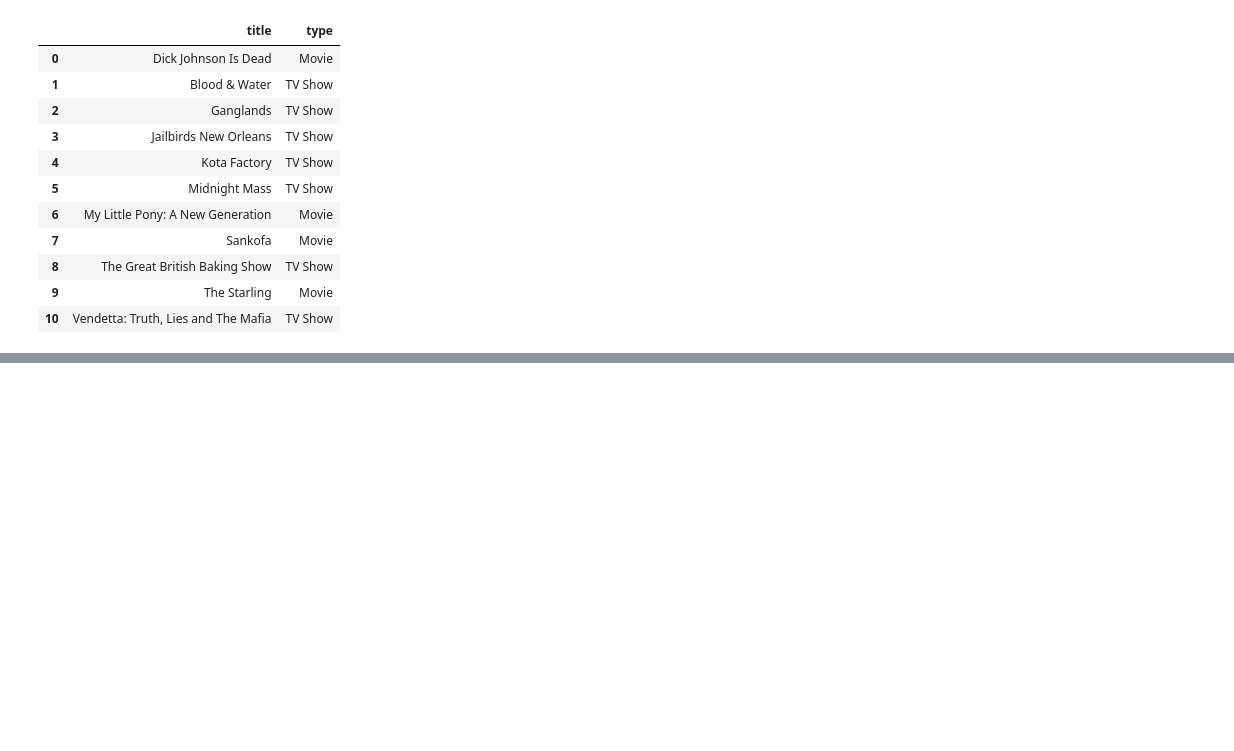
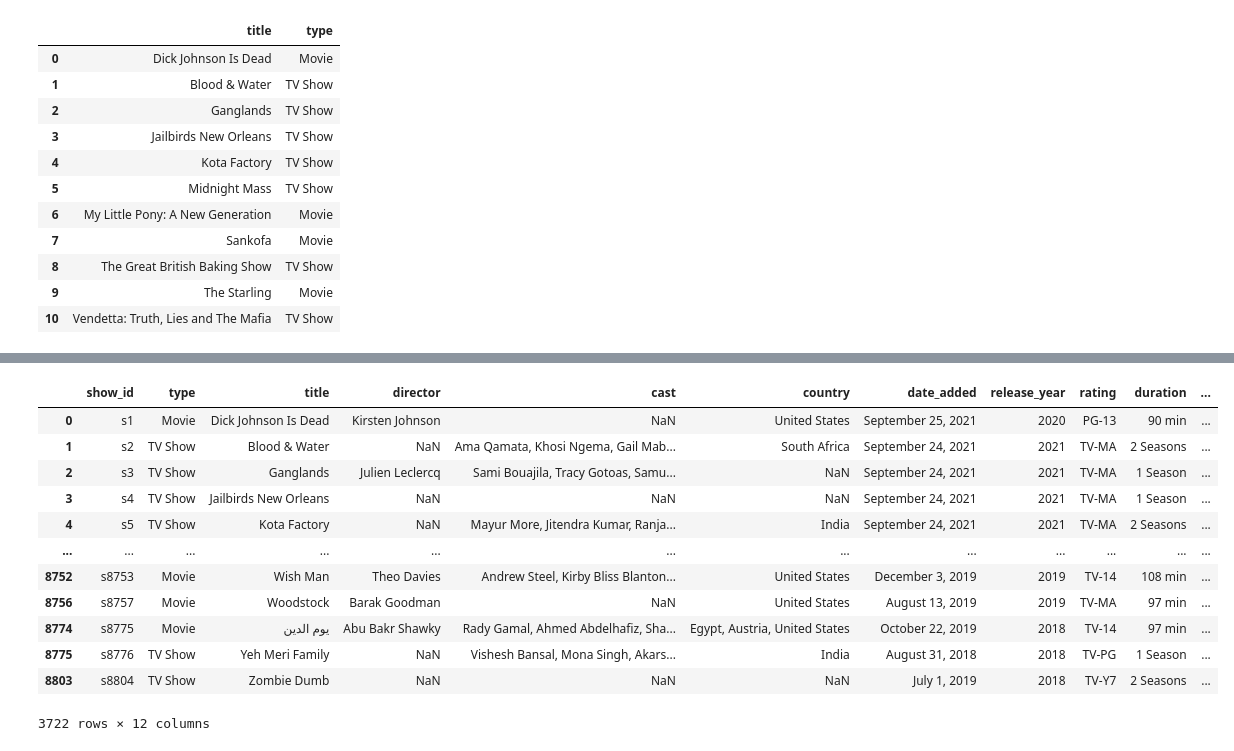
Before and after one commit to gauravvxv/Pandas, a Jupyter notebook: Notebook/pandas_practice.ipynb, the cells around one changed output, grey strips where cells are left out. Saved outputs shown, nothing was run; the diff lists cells and outputs as text; code cells hidden in the pictures; blank space fills up the shorter version.

```diff
--- a/Notebook/pandas_practice.ipynb
+++ b/Notebook/pandas_practice.ipynb
@@ -193,0 +214,16 @@ dtype: object
+# %%
+df.query('release_year>2017')
+# %% [output]
+|  | show_id | type | title | director | cast | country | date_added | release_year | rating | duration | ... |
+| 0 | s1 | Movie | Dick Johnson Is Dead | Kirsten Johnson | NaN | United States | September 25, 2021 | 2020 | PG-13 | 90 min | ... |
+| 1 | s2 | TV Show | Blood & Water | NaN | Ama Qamata, Khosi Ngema, Gail Mab... | South Africa | September 24, 2021 | 2021 | TV-MA | 2 Seasons | ... |
+| 2 | s3 | TV Show | Ganglands | Julien Leclercq | Sami Bouajila, Tracy Gotoas, Samu... | NaN | September 24, 2021 | 2021 | TV-MA | 1 Season | ... |
+| 3 | s4 | TV Show | Jailbirds New Orleans | NaN | NaN | NaN | September 24, 2021 | 2021 | TV-MA | 1 Season | ... |
+| 4 | s5 | TV Show | Kota Factory | NaN | Mayur More, Jitendra Kumar, Ranja... | India | September 24, 2021 | 2021 | TV-MA | 2 Seasons | ... |
+| ... | ... | ... | ... | ... | ... | ... | ... | ... | ... | ... | ... |
+| 8752 | s8753 | Movie | Wish Man | Theo Davies | Andrew Steel, Kirby Bliss Blanton... | United States | December 3, 2019 | 2019 | TV-14 | 108 min | ... |
+| 8756 | s8757 | Movie | Woodstock | Barak Goodman | NaN | United States | August 13, 2019 | 2019 | TV-MA | 97 min | ... |
+| 8774 | s8775 | Movie | يوم الدين | Abu Bakr Shawky | Rady Gamal, Ahmed Abdelhafiz, Sha... | Egypt, Austria, United States | October 22, 2019 | 2018 | TV-14 | 97 min | ... |
+| 8775 | s8776 | TV Show | Yeh Meri Family | NaN | Vishesh Bansal, Mona Singh, Akars... | India | August 31, 2018 | 2018 | TV-PG | 1 Season | ... |
+| 8803 | s8804 | TV Show | Zombie Dumb | NaN | NaN | NaN | July 1, 2019 | 2018 | TV-Y7 | 2 Seasons | ... |
+3722 rows × 12 columns
```
Also changed, not shown: parts of 17 cells of this notebook.
